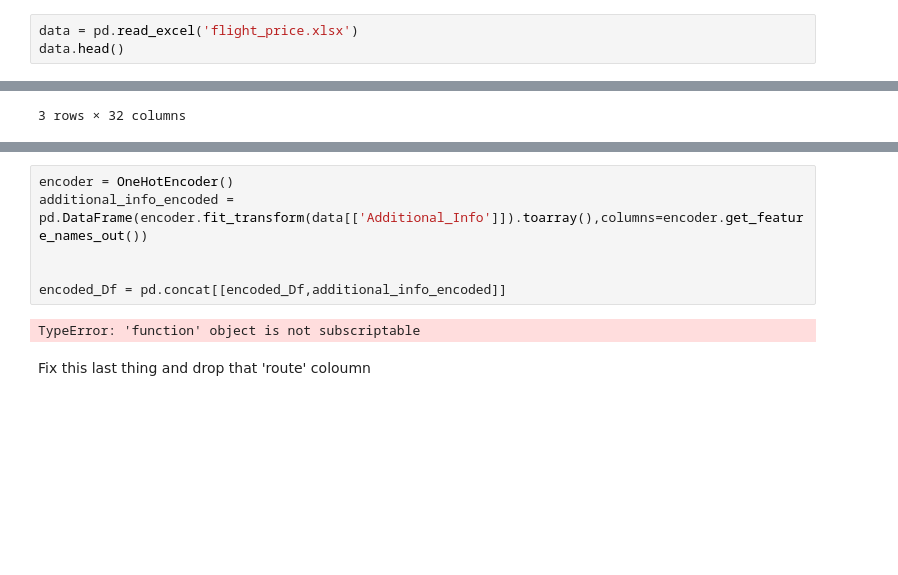
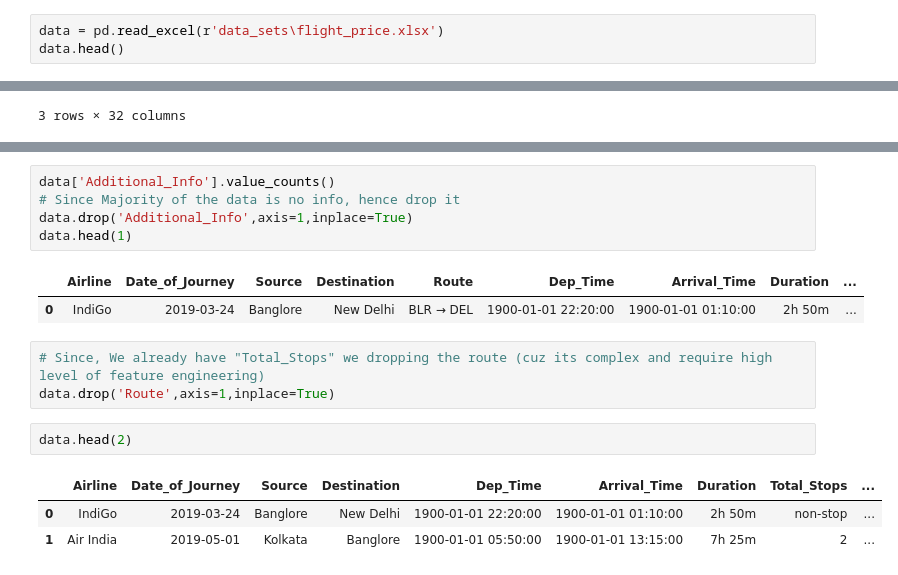
Before and after one commit to ArunNegi112/feature-engineering-eda, a Jupyter notebook: EDA/2.Flight_price_prediction.ipynb, the cells around one changed output, grey strips where cells are left out. Drawn from its saved outputs; the diff is of its cells as text; blank space fills up the shorter version.

```diff
--- a/EDA/2.Flight_price_prediction.ipynb
+++ b/EDA/2.Flight_price_prediction.ipynb
@@ -6,7 +6,7 @@ import seaborn as sns
 # %% [markdown]
 WE PREPARING THE DATA TO GIVE TO ML MODEL TO PRECDICT THE PRICE
 # %%
-data = pd.read_excel('flight_price.xlsx')
+data = pd.read_excel(r'data_sets\flight_price.xlsx')
 data.head()
 # %% [output]
 |  | Airline | Date_of_Journey | Source | Destination | Route | Dep_Time | Arrival_Time | Duration | ... |
@@ -330,13 +330,20 @@ data.head(3)
 | 0 | IndiGo | 2019-03-24 | Banglore | New Delhi | BLR → DEL | 1900-01-01 22:20:00 | 1900-01-01 01:10:00 | 2h 50m | ... |
 | 1 | Air India | 2019-05-01 | Kolkata | Banglore | CCU → IXR → BBI → BLR | 1900-01-01 05:50:00 | 1900-01-01 13:15:00 | 7h 25m | ... |
 | 2 | Jet Airways | 2019-06-09 | Delhi | Cochin | DEL → LKO → BOM → COK | 1900-01-01 09:25:00 | 1900-01-01 04:25:00 | 19h | ... |
-# %%
-encoder = OneHotEncoder()
-additional_info_encoded = pd.DataFrame(encoder.fit_transform(data[['Additional_Info']]).toarray(),columns=encoder.get_feature_names_out())
-
-
-encoded_Df = pd.concat[[encoded_Df,additional_info_encoded]]
-# %% [output]
-TypeError: 'function' object is not subscriptable
-# %% [markdown]
-Fix this last thing and drop that 'route' coloumn
+# %%
+data['Additional_Info'].value_counts()
+# Since Majority of the data is no info, hence drop it
+data.drop('Additional_Info',axis=1,inplace=True)
+data.head(1)
+# %% [output]
+|  | Airline | Date_of_Journey | Source | Destination | Route | Dep_Time | Arrival_Time | Duration | ... |
+| 0 | IndiGo | 2019-03-24 | Banglore | New Delhi | BLR → DEL | 1900-01-01 22:20:00 | 1900-01-01 01:10:00 | 2h 50m | ... |
+# %%
+# Since, We already have "Total_Stops" we dropping the route (cuz its complex and require high level of feature engineering)
+data.drop('Route',axis=1,inplace=True)
+# %%
+data.head(2)
+# %% [output]
+|  | Airline | Date_of_Journey | Source | Destination | Dep_Time | Arrival_Time | Duration | Total_Stops | ... |
+| 0 | IndiGo | 2019-03-24 | Banglore | New Delhi | 1900-01-01 22:20:00 | 1900-01-01 01:10:00 | 2h 50m | non-stop | ... |
+| 1 | Air India | 2019-05-01 | Kolkata | Banglore | 1900-01-01 05:50:00 | 1900-01-01 13:15:00 | 7h 25m | 2 | ... |
```
Also changed, not shown: parts of 1 cell of this notebook.
